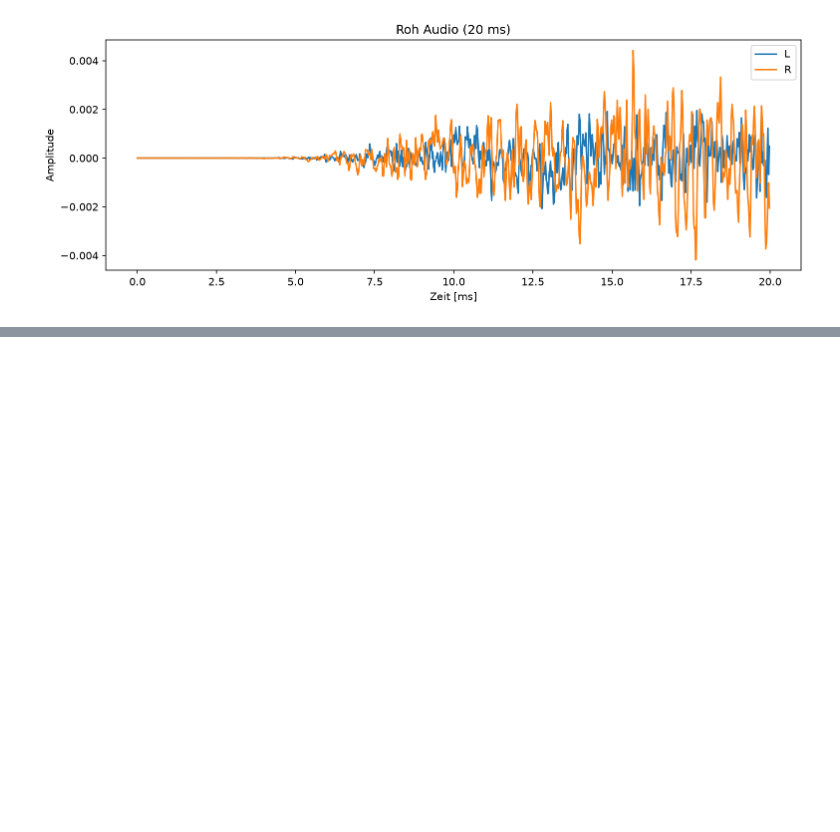
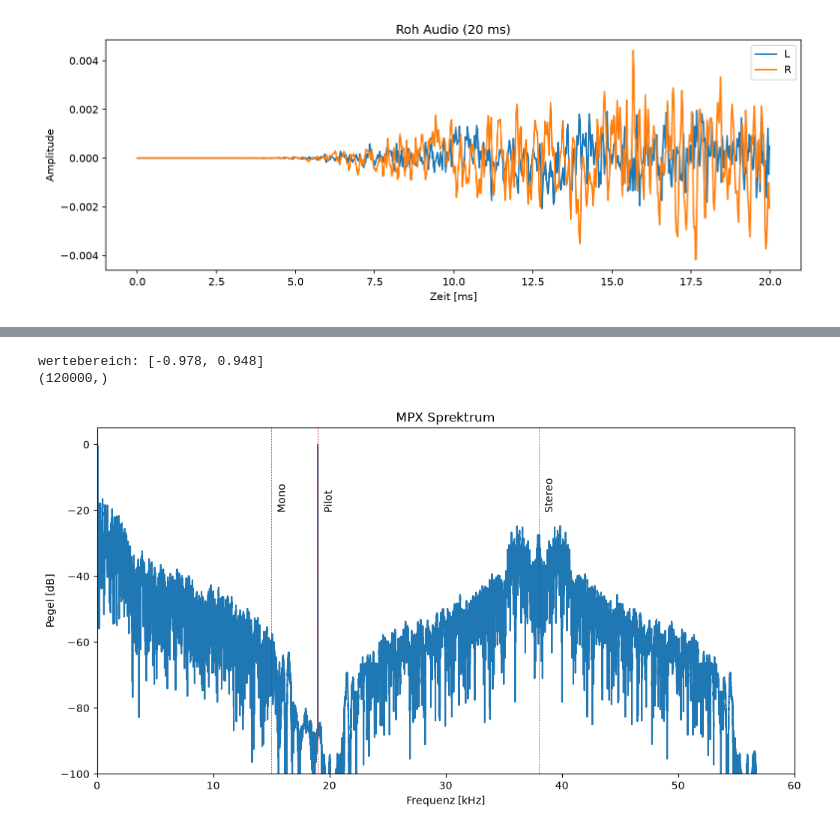
Before and after one commit to Grcmn/IQ-SignalData, a Jupyter notebook: sender_empfaenger/fm_mp3.ipynb, the cells around one changed output, grey strips where cells are left out. Cells and saved outputs as stored; diff of their text form; code cells hidden in the pictures; blank space fills up the shorter version.

```diff
--- a/sender_empfaenger/fm_mp3.ipynb
+++ b/sender_empfaenger/fm_mp3.ipynb
@@ -81,0 +83,24 @@ plt.tight_layout(); plt.show()
+# %%
+# Stereo Multiplex
+
+t = np.arange(len(left)) / fs_hz
+
+mono = 0.5 * (left + right)
+diff = 0.5 * (left - right)
+subc = np.sin(4.0 * np.pi * pilot * t)
+pilot_ = np.sin(2.0 * np.pi * pilot * t)
+
+mpx = 0.9 * (mono + diff * subc) + 0.1 *pilot_
+
+print('wertebereich: [%.3f, %.3f]' % (mpx.min(), mpx.max()))
+print(mpx.shape)
+# %% [output]
+wertebereich: [-0.978, 0.948]
+(120000,)
+# %%
+plot_spec(mpx, fs_hz, fmax = 60e3, title = 'MPX Sprektrum')
+for fx, name in [(15, 'Mono'), (19, 'Pilot'),(38, 'Stereo')]:
+    plt.axvline(fx, color='r', ls='--', lw = 0.5)
+    plt.text(fx+0.5, -20, name, rotation=90)
+# %% [output]
+[figure, added]
```
Also changed, not shown: parts of 3 cells of this notebook.
